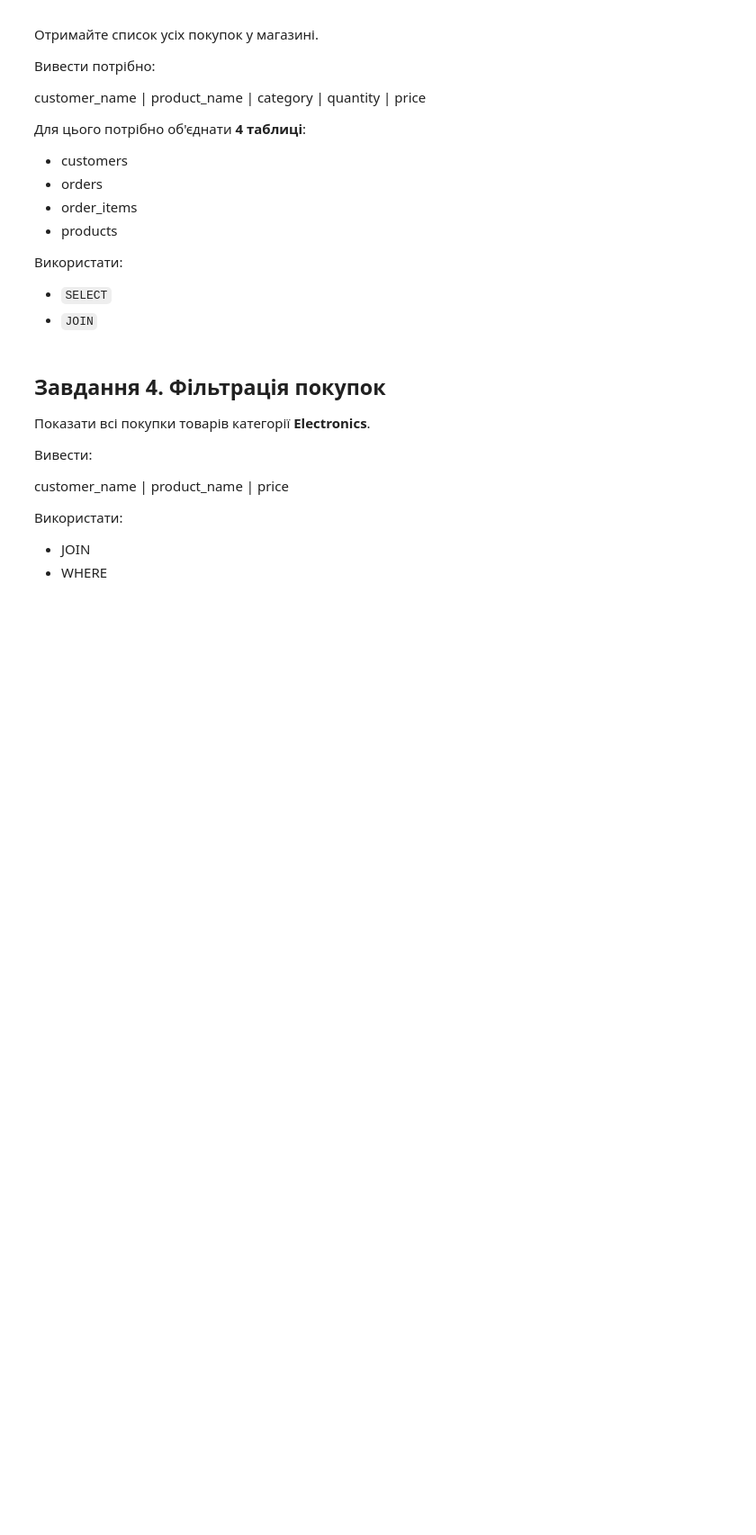
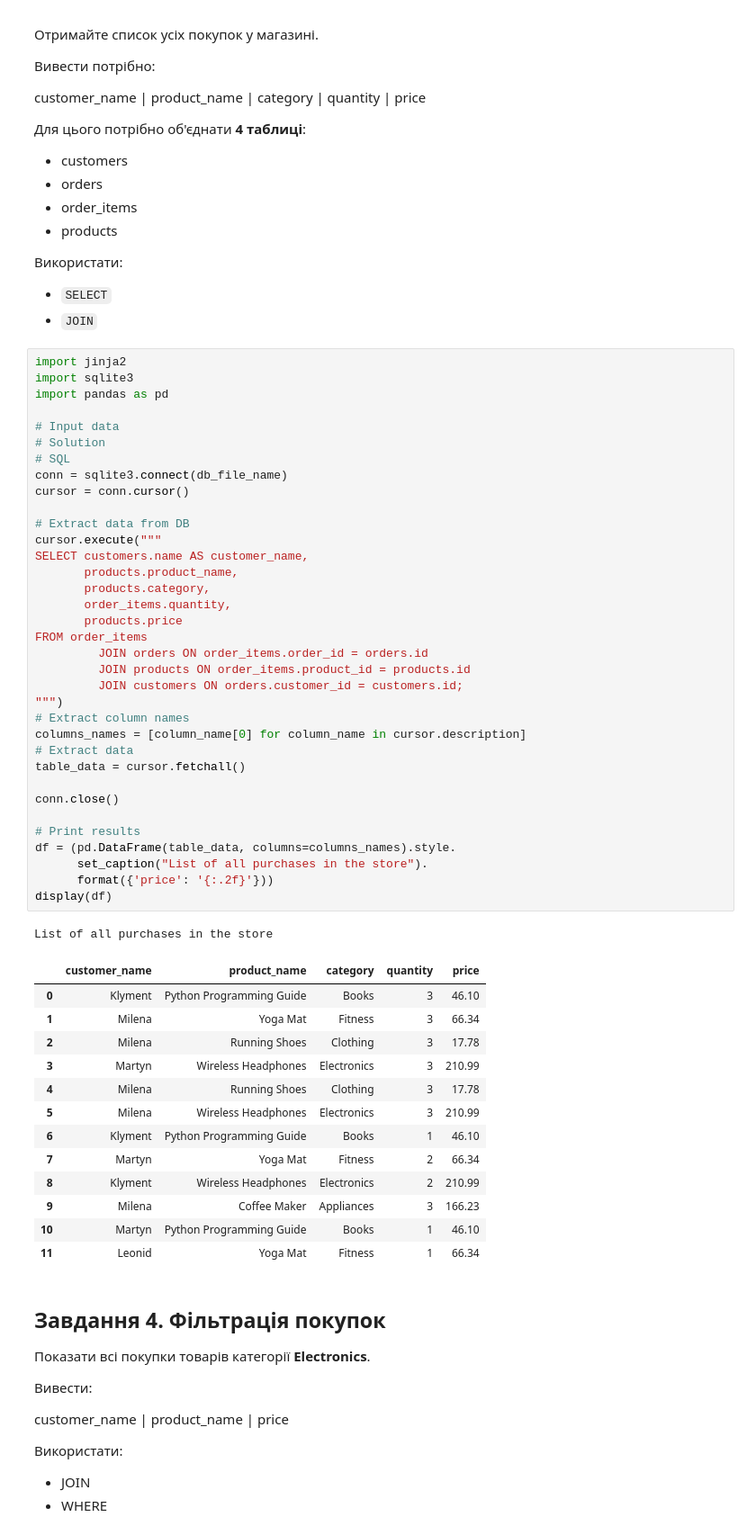
Before and after one commit to BogdanPinchuk/DataScience-PBY_HW7, a Jupyter notebook: Bohdan_Pinchuk_DS_HW7.ipynb, the cells around one changed output. Shown at 90% size. Cells and saved outputs as stored; diff of their text form; blank space fills up the shorter version.

```diff
--- a/Bohdan_Pinchuk_DS_HW7.ipynb
+++ b/Bohdan_Pinchuk_DS_HW7.ipynb
@@ -388,6 +391,56 @@ customer_name | product_name | category | quantity | price
 
 - `SELECT`
 - `JOIN`
+# %%
+import jinja2
+import sqlite3
+import pandas as pd
+
+# Input data
+# Solution
+# SQL
+conn = sqlite3.connect(db_file_name)
+cursor = conn.cursor()
+
+# Extract data from DB
+cursor.execute("""
+SELECT customers.name AS customer_name,
+       products.product_name,
+       products.category,
+       order_items.quantity,
+       products.price
+FROM order_items
+         JOIN orders ON order_items.order_id = orders.id
+         JOIN products ON order_items.product_id = products.id
+         JOIN customers ON orders.customer_id = customers.id;
+""")
+# Extract column names
+columns_names = [column_name[0] for column_name in cursor.description]
+# Extract data
+table_data = cursor.fetchall()
+
+conn.close()
+
+# Print results
+df = (pd.DataFrame(table_data, columns=columns_names).style.
+      set_caption("List of all purchases in the store").
+      format({'price': '{:.2f}'}))
+display(df)
+# %% [output]
+List of all purchases in the store
+|  | customer_name | product_name | category | quantity | price |
+| 0 | Klyment | Python Programming Guide | Books | 3 | 46.10 |
+| 1 | Milena | Yoga Mat | Fitness | 3 | 66.34 |
+| 2 | Milena | Running Shoes | Clothing | 3 | 17.78 |
+| 3 | Martyn | Wireless Headphones | Electronics | 3 | 210.99 |
+| 4 | Milena | Running Shoes | Clothing | 3 | 17.78 |
+| 5 | Milena | Wireless Headphones | Electronics | 3 | 210.99 |
+| 6 | Klyment | Python Programming Guide | Books | 1 | 46.10 |
+| 7 | Martyn | Yoga Mat | Fitness | 2 | 66.34 |
+| 8 | Klyment | Wireless Headphones | Electronics | 2 | 210.99 |
+| 9 | Milena | Coffee Maker | Appliances | 3 | 166.23 |
+| 10 | Martyn | Python Programming Guide | Books | 1 | 46.10 |
+| 11 | Leonid | Yoga Mat | Fitness | 1 | 66.34 |
 # %% [markdown]
 ## Завдання 4. Фільтрація покупок
 
```
Also changed, not shown: parts of 2 cells of this notebook.
